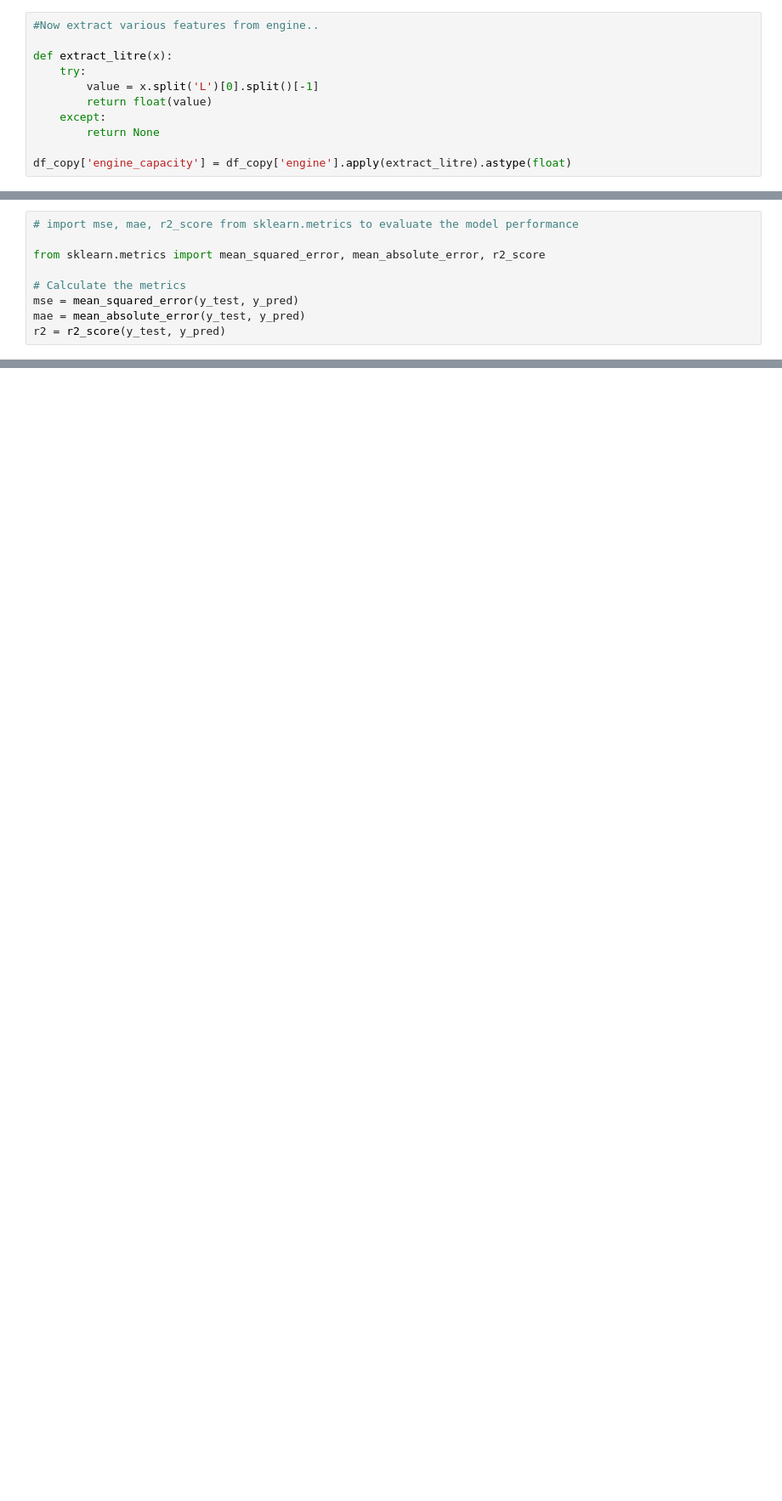
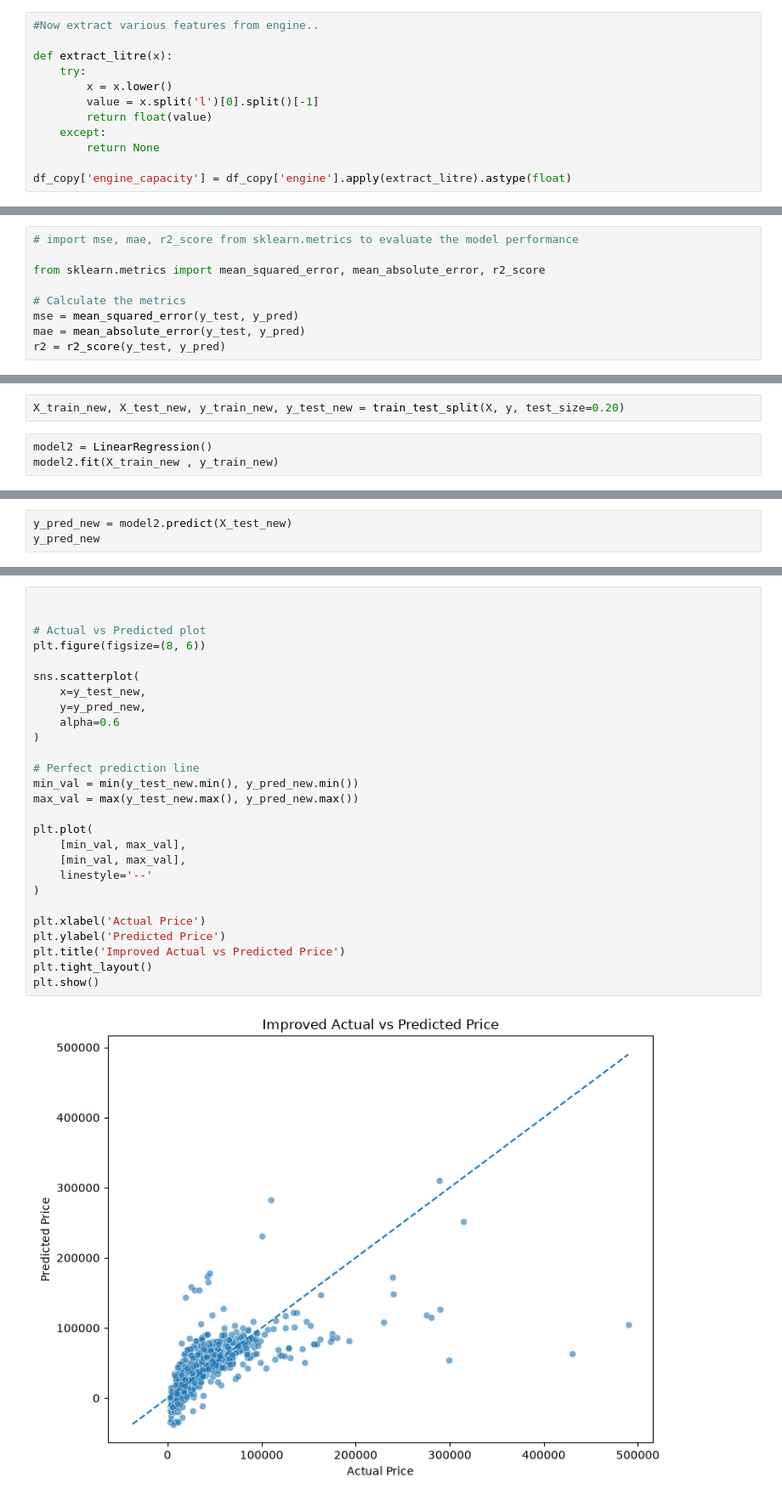
Before and after one commit to Rohan200511/KPMG__ASSIGNMENTS, a Jupyter notebook: Linear_Regression.ipynb, the cells around one changed output, grey strips where cells are left out. Shown at 85% size. Saved outputs shown, nothing was run; the diff lists cells and outputs as text; blank space fills up the shorter version.

```diff
--- a/Linear_Regression.ipynb
+++ b/Linear_Regression.ipynb
@@ -506,7 +503,8 @@ df_copy.head()
 
 def extract_litre(x):
     try:
-        value = x.split('L')[0].split()[-1]
+        x = x.lower()
+        value = x.split('l')[0].split()[-1]
         return float(value)
     except:
         return None
@@ -770,0 +790,5 @@ plt.show()
+# %%
+X_train_new, X_test_new, y_train_new, y_test_new = train_test_split(X, y, test_size=0.20)
+# %%
+model2 = LinearRegression()
+model2.fit(X_train_new , y_train_new)
@@ -770,0 +797,3 @@ plt.show()
+# %%
+y_pred_new = model2.predict(X_test_new)
+y_pred_new
@@ -770,0 +857,29 @@ plt.show()
+# %%
+
+
+# Actual vs Predicted plot
+plt.figure(figsize=(8, 6))
+
+sns.scatterplot(
+    x=y_test_new,
+    y=y_pred_new,
+    alpha=0.6
+)
+
+# Perfect prediction line
+min_val = min(y_test_new.min(), y_pred_new.min())
+max_val = max(y_test_new.max(), y_pred_new.max())
+
+plt.plot(
+    [min_val, max_val],
+    [min_val, max_val],
+    linestyle='--'
+)
+
+plt.xlabel('Actual Price')
+plt.ylabel('Predicted Price')
+plt.title('Improved Actual vs Predicted Price')
+plt.tight_layout()
+plt.show()
+# %% [output]
+[figure, added]
```
Also changed, not shown: parts of 22 cells of this notebook.
